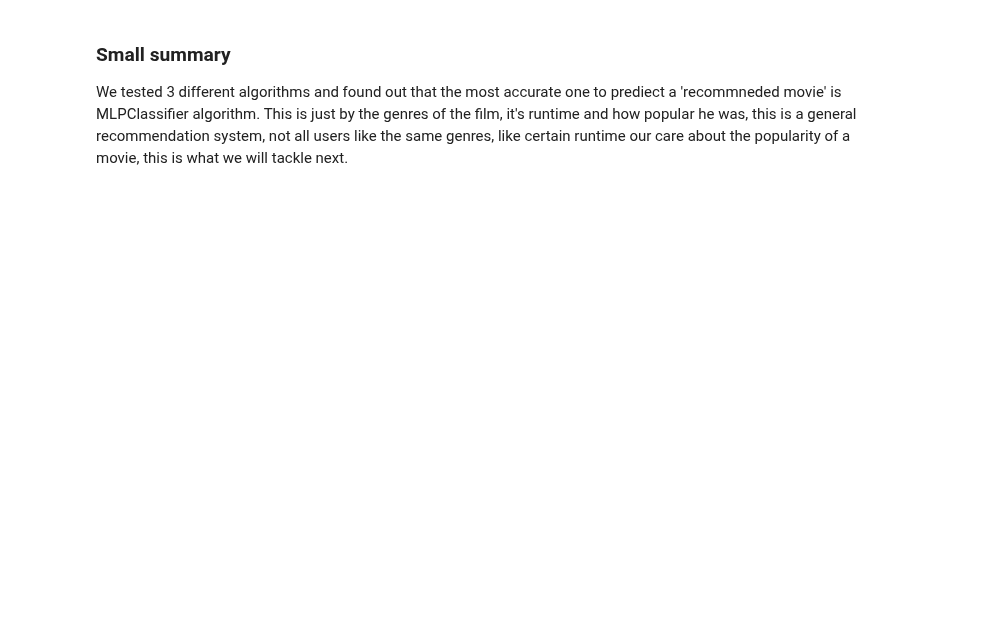
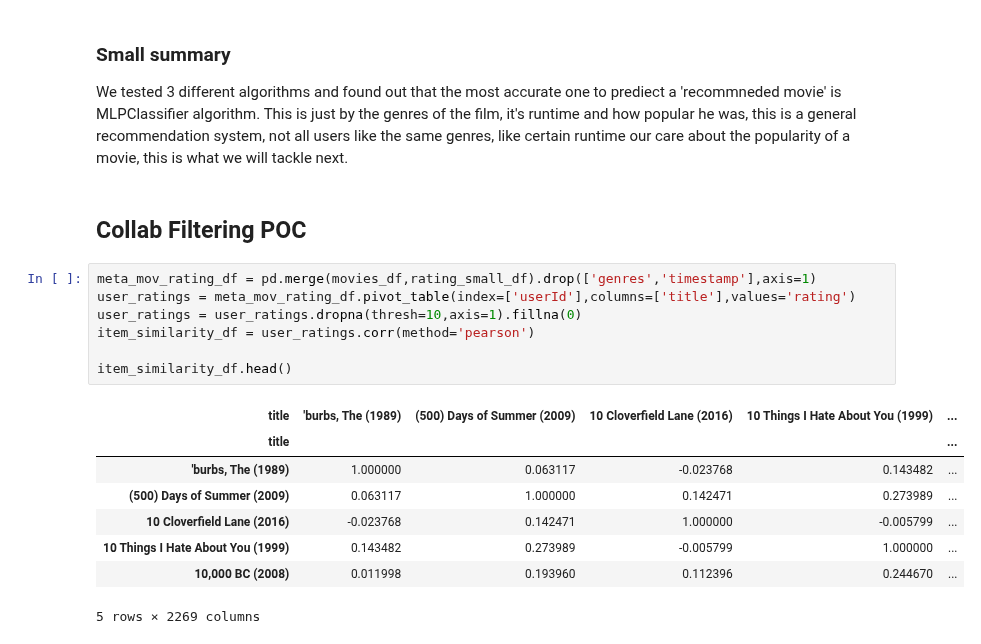
Before and after one commit to ronka/movie-recommendation-notebook, a Jupyter notebook: Movie_Recomindation_Proj.ipynb, the cells around one changed output. Saved outputs shown, nothing was run; the diff lists cells and outputs as text; blank space fills up the shorter version.

```diff
--- a/Movie_Recomindation_Proj.ipynb
+++ b/Movie_Recomindation_Proj.ipynb
@@ -342,3 +349,21 @@ display(model_summary)
 ### Small summary
 
 We tested 3 different algorithms and found out that the most accurate one to prediect a 'recommneded movie' is MLPClassifier algorithm. This is just by the genres of the film, it's runtime and how popular he was, this is a general recommendation system, not all users like the same genres, like certain runtime our care about the popularity of a movie, this is what we will tackle next.
+# %% [markdown]
+## Collab Filtering POC
+# %%
+meta_mov_rating_df = pd.merge(movies_df,rating_small_df).drop(['genres','timestamp'],axis=1)
+user_ratings = meta_mov_rating_df.pivot_table(index=['userId'],columns=['title'],values='rating')
+user_ratings = user_ratings.dropna(thresh=10,axis=1).fillna(0)
+item_similarity_df = user_ratings.corr(method='pearson')
+
+item_similarity_df.head()
+# %% [output]
+| title | 'burbs, The (1989) | (500) Days of Summer (2009) | 10 Cloverfield Lane (2016) | 10 Things I Hate About You (1999) | ... |
+| title |  |  |  |  | ... |
+| 'burbs, The (1989) | 1.000000 | 0.063117 | -0.023768 | 0.143482 | ... |
+| (500) Days of Summer (2009) | 0.063117 | 1.000000 | 0.142471 | 0.273989 | ... |
+| 10 Cloverfield Lane (2016) | -0.023768 | 0.142471 | 1.000000 | -0.005799 | ... |
+| 10 Things I Hate About You (1999) | 0.143482 | 0.273989 | -0.005799 | 1.000000 | ... |
+| 10,000 BC (2008) | 0.011998 | 0.193960 | 0.112396 | 0.244670 | ... |
+5 rows × 2269 columns
```
Also changed, not shown: parts of 7 cells of this notebook, 2 other files.
